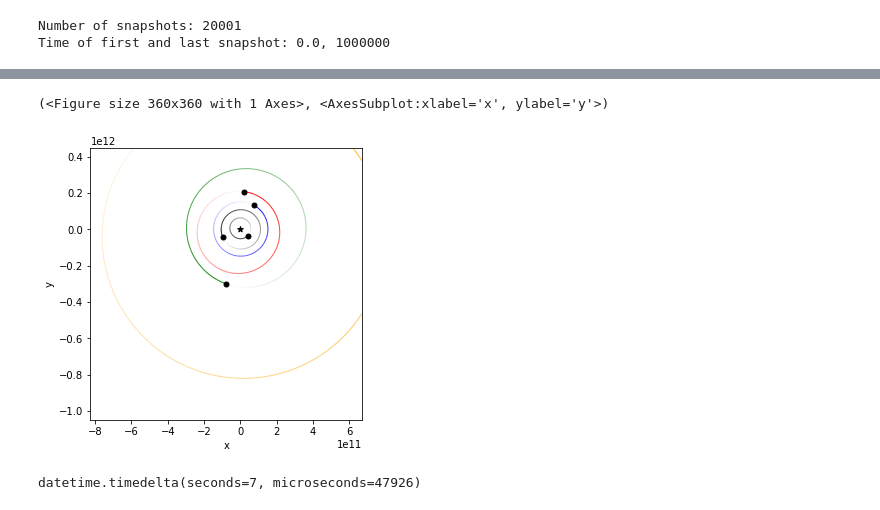
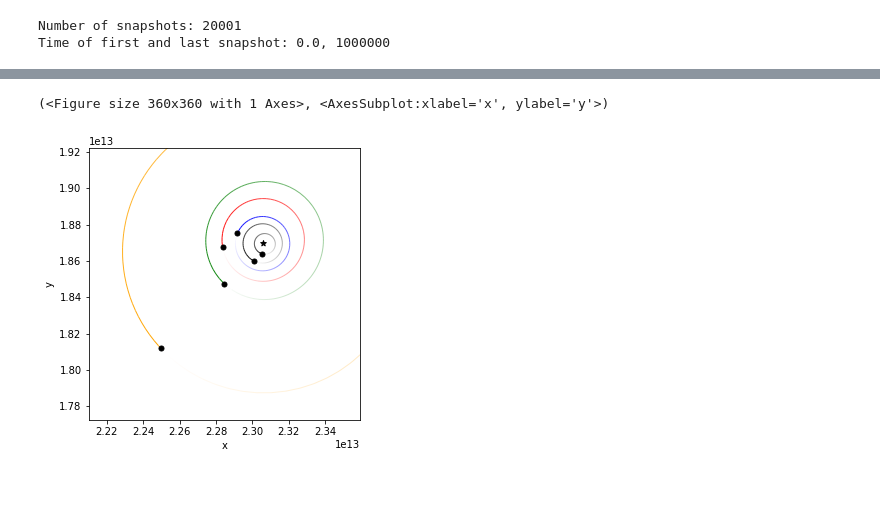
Before and after one commit to Rmelikyan/Flora_Family, a Jupyter notebook: notebooks/Flora_1Myr_analysis.ipynb, the cells around one changed output, grey strips where cells are left out. Saved outputs shown, nothing was run; the diff lists cells and outputs as text; code cells hidden in the pictures.

Commit message:
Flora_inits, C Tests, Analysis Notebooks

```diff
--- a/notebooks/Flora_1Myr_analysis.ipynb
+++ b/notebooks/Flora_1Myr_analysis.ipynb
@@ -59 +60,10 @@ plt.xlim(0, 1e3)
 [figure]
+# %%
+max_val = 0
+max_i = 0
+for i, (e, inc) in enumerate(zip(eccentricities, inclinations)):
+    if e/inc > max_val and ts[i] < 200:
+        max_val = e/inc
+        max_i = i
+
+print(ts[max_i], eccentricities[max_i], inclinations[max_i])
@@ -60,21 +78,14 @@ plt.xlim(0, 1e3)
+# %%
+flora_init_1 = sa[max_i-89]
+flora_init_1.t = 0
+flora_init_1.save('/Users/bethclark/Projects/Flora_Family/data/sim_inits/Flrora_Init_1.bin')
+# %%
+ps = flora_init_1.particles
 # %%
 from src.utilities.misc import pm
 xlim = pm(ps['Flora'].x, 5*au2m)
 ylim = pm(ps['Flora'].y, 5*au2m)
-rebound.OrbitPlot(sim, xlim=xlim, ylim=ylim, plotparticles=[1, 2, 3, 4, 5, "Flora"], color=['black', 'black', 'blue', 'red', 'orange', 'green'])
+rebound.OrbitPlot(flora_init_1, xlim=xlim, ylim=ylim, plotparticles=[1, 2, 3, 4, 5, "Flora"], color=['black', 'black', 'blue', 'red', 'orange', 'green'])
 # %% [output]
 (<Figure size 360x360 with 1 Axes>, <AxesSubplot:xlabel='x', ylabel='y'>)
-[figure, old version]
+[figure, new version]
-# %%
-times = np.linspace(sim.t, sim.t+1*sec2year, 200)
-ds = []
-start = datetime.now()
-for t in times:
-    sim.integrate(t)
-    ps = sim.particles
-    d2mars = normDif(ps['Mars'].xyz, ps['Flora'].xyz)
-    ds.append(d2mars)
-end = datetime.now()
-end-start
-# %% [output]
-datetime.timedelta(seconds=7, microseconds=47926)
```
Also changed, not shown: parts of 11 cells of this notebook, 34 other files.
